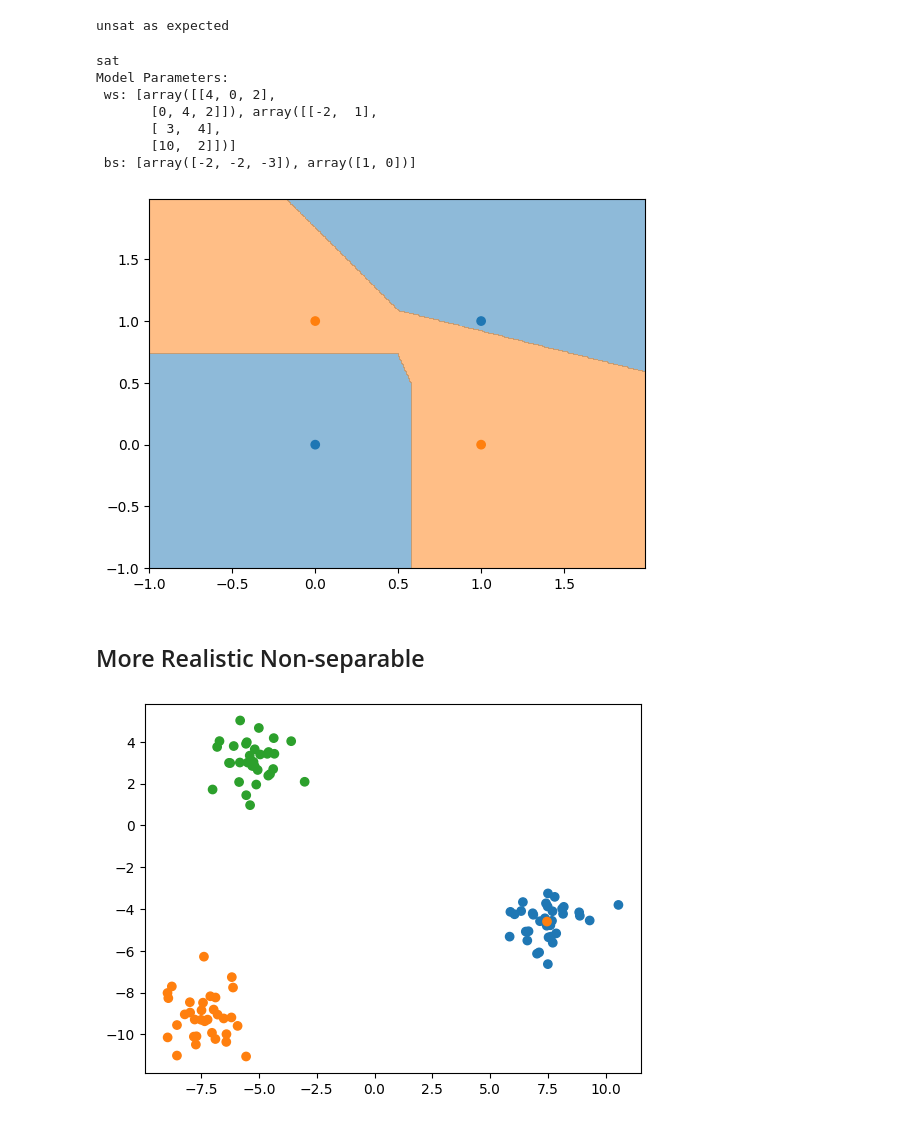
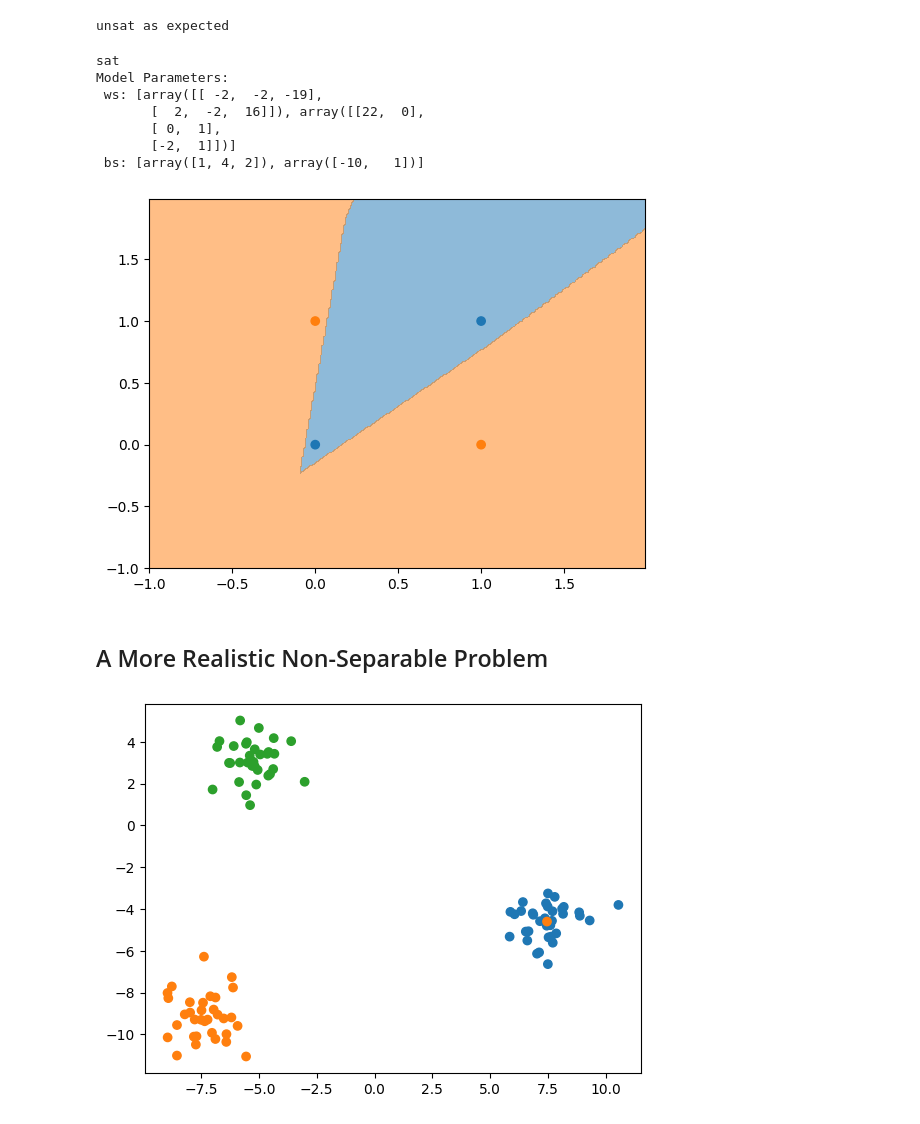
Before and after one commit to blester125/csc2180-project, a Jupyter notebook: notebooks/SATML.ipynb, the cells around one changed output. Drawn from its saved outputs; the diff is of its cells as text; code cells hidden in the pictures.

```diff
--- a/notebooks/SATML.ipynb
+++ b/notebooks/SATML.ipynb
@@ -282,41 +138,43 @@ plot(X, y)
 # %% [output]
 [figure]
 # %%
-ml = z3MultiClassLinear(2, 2)
-terms = setup_train(X, y, ml)
+ml = z3ml.models.z3MultiClassLinear(2, 2)
+constraints = z3ml.train.train(X, y, ml, z3ml.losses.multiclass_loss)
 
-s = Solver()
-s.add(*itertools.chain(*terms))
+s = z3.Solver()
+s.add(*itertools.chain(*constraints))
 print(s.check(), "as expected")
 # %% [output]
 unsat as expected
 # %%
-ml = z3MLP(2, 3, 2, dtype=Int)  # This takes forwver with a dtype of Real
-terms = setup_train(X, y, ml)
+ml = z3ml.models.z3MLP(2, 3, 2, dtype=z3.Int)  # This took forever with dtype of Real
+constraints = z3ml.train.train(X, y, ml, z3ml.losses.multiclass_loss)
 
-s = Solver()
-s.add(*itertools.chain(*terms))
+s = z3.Solver()
+s.add(*itertools.chain(*constraints))
 status = s.check()
 print(status)
-if status == sat:
-  ml = ml.realize(s.model())
+if status == z3.sat:
+    m = s.model()
+    ml = ml.realize(m)
 
-  print("Model Parameters:")
-  print(f" ws: {ml.ws}")
-  print(f" bs: {ml.bs}")
-  plot_boundry(X, y, ml.pred)
-  plot(X, y)
+    print(f"Model Parameters:")
+    print(f" ws: {ml.ws}")
+    print(f" bs: {ml.bs}")
+
+    z3ml.visualize.plot_boundry(X, y, ml.predict)
+    z3ml.visualize.plot(X, y)
 # %% [output]
 sat
 Model Parameters:
- ws: [array([[4, 0, 2],
-       [0, 4, 2]]), array([[-2,  1],
-       [ 3,  4],
-       [10,  2]])]
- bs: [array([-2, -2, -3]), array([1, 0])]
+ ws: [array([[ -2,  -2, -19],
+       [  2,  -2,  16]]), array([[22,  0],
+       [ 0,  1],
+       [-2,  1]])]
+ bs: [array([1, 4, 2]), array([-10,   1])]
-[figure, old version]
+[figure, new version]
 # %% [markdown]
-## More Realistic Non-separable
+## A More Realistic Non-Separable Problem
 # %%
 X, y = make_blobs(n_features=NUM_FEATURES, centers=NUM_CLASSES, random_state=128)
 
```
Also changed, not shown: parts of 30 cells of this notebook, 12 other files.
